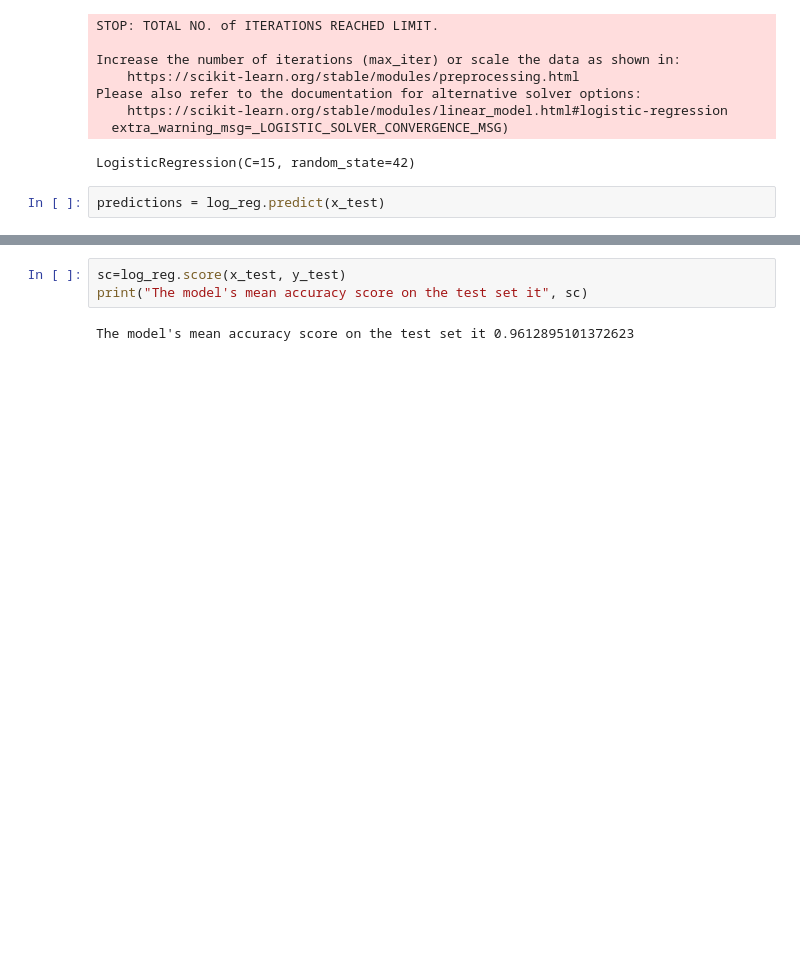
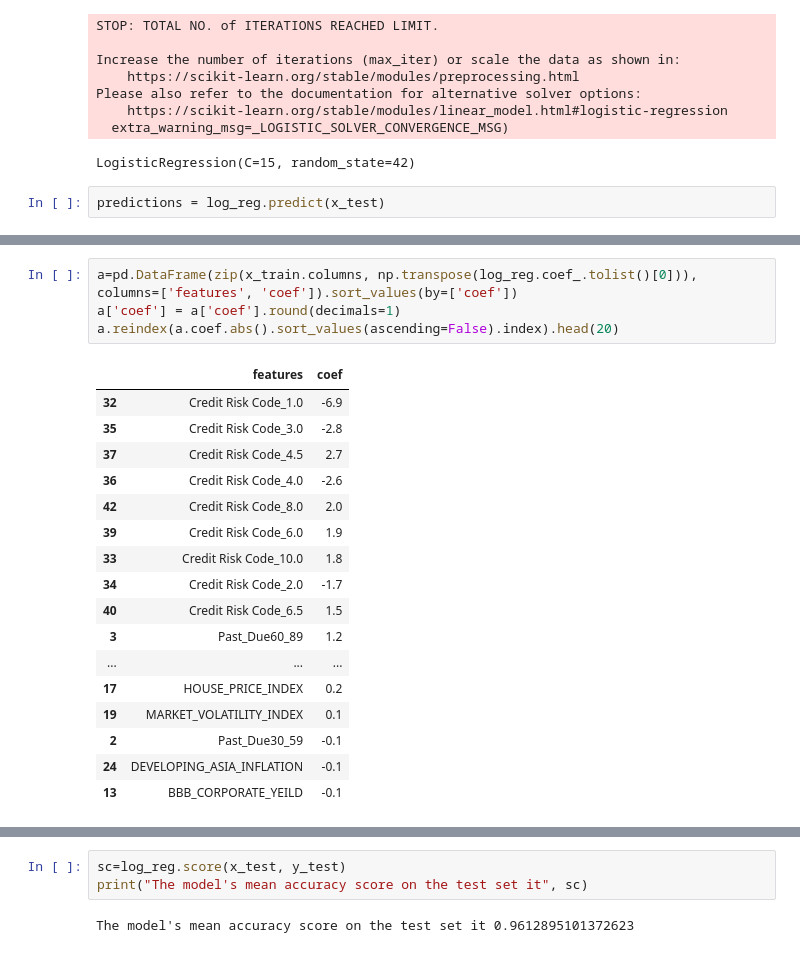
Before and after one commit to rogo10/Loan-Project, a Jupyter notebook: logistic regression.ipynb, the cells around one changed output, grey strips where cells are left out. Drawn from its saved outputs; the diff is of its cells as text; blank space fills up the shorter version.

```diff
--- a/logistic regression.ipynb
+++ b/logistic regression.ipynb
@@ -162,0 +175,22 @@ predictions = log_reg.predict(x_test)
+# %%
+a=pd.DataFrame(zip(x_train.columns, np.transpose(log_reg.coef_.tolist()[0])), columns=['features', 'coef']).sort_values(by=['coef'])
+a['coef'] = a['coef'].round(decimals=1)
+a.reindex(a.coef.abs().sort_values(ascending=False).index).head(20)
+# %% [output]
+|  | features | coef |
+| 32 | Credit Risk Code_1.0 | -6.9 |
+| 35 | Credit Risk Code_3.0 | -2.8 |
+| 37 | Credit Risk Code_4.5 | 2.7 |
+| 36 | Credit Risk Code_4.0 | -2.6 |
+| 42 | Credit Risk Code_8.0 | 2.0 |
+| 39 | Credit Risk Code_6.0 | 1.9 |
+| 33 | Credit Risk Code_10.0 | 1.8 |
+| 34 | Credit Risk Code_2.0 | -1.7 |
+| 40 | Credit Risk Code_6.5 | 1.5 |
+| 3 | Past_Due60_89 | 1.2 |
+| ... | ... | ... |
+| 17 | HOUSE_PRICE_INDEX | 0.2 |
+| 19 | MARKET_VOLATILITY_INDEX | 0.1 |
+| 2 | Past_Due30_59 | -0.1 |
+| 24 | DEVELOPING_ASIA_INFLATION | -0.1 |
+| 13 | BBB_CORPORATE_YEILD | -0.1 |
```
Also changed, not shown: parts of 5 cells of this notebook.
